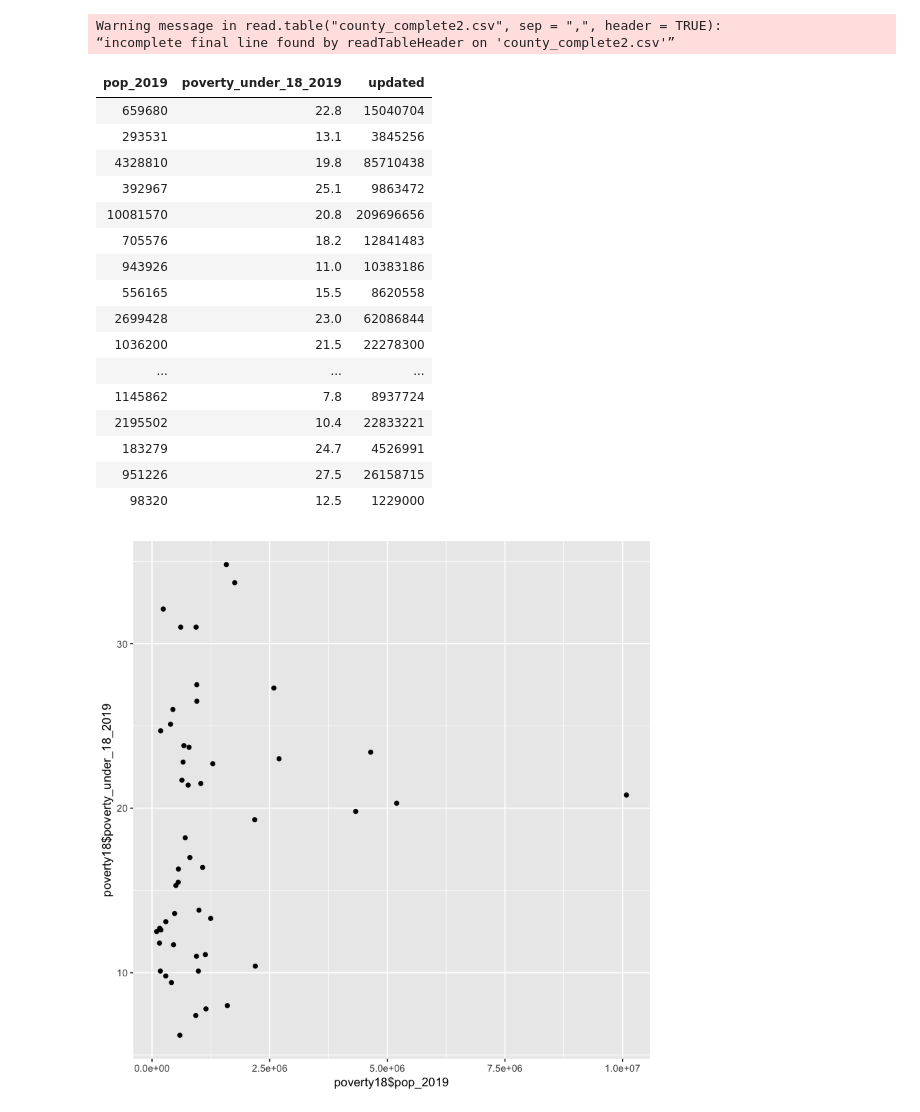
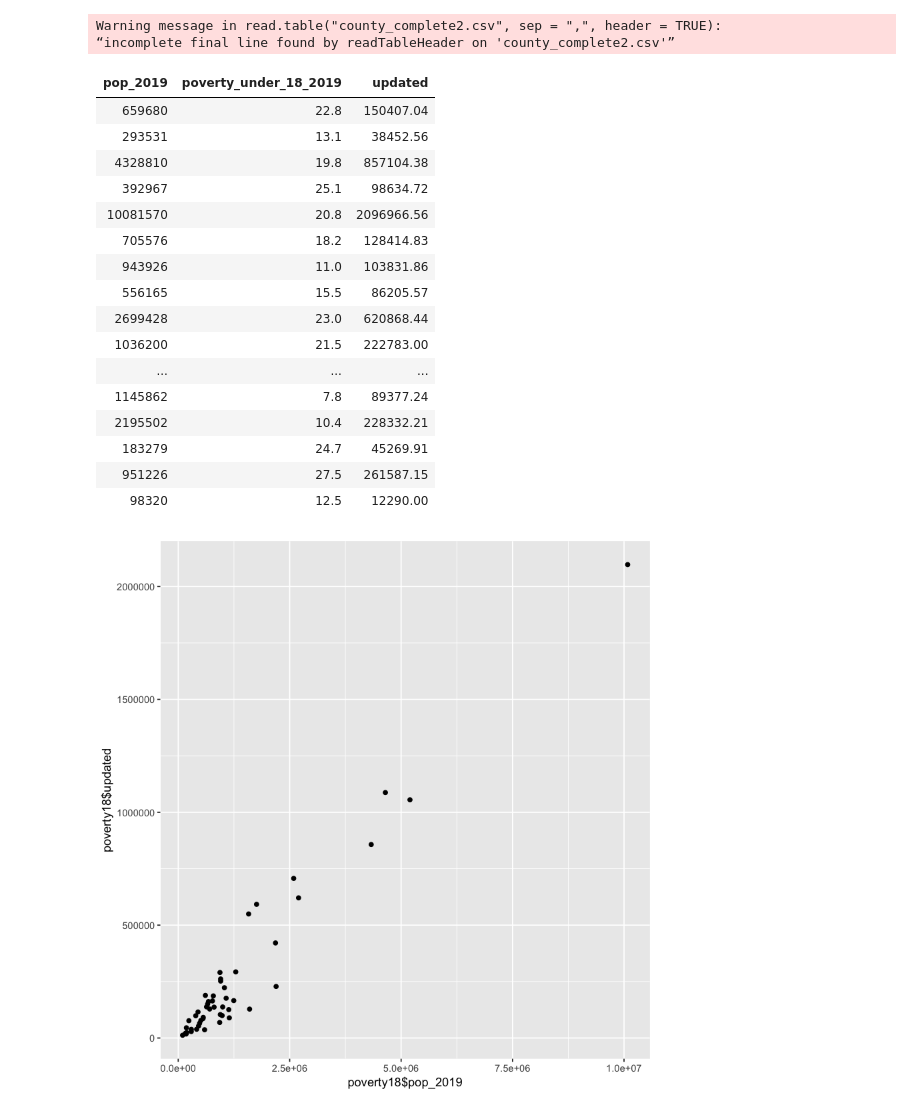
Before and after one commit to bamzie/DataSetPoverty, a Jupyter notebook: ResearchCode.ipynb, the cells around one changed output. Cells and saved outputs as stored; diff of their text form; code cells hidden in the pictures.

```diff
--- a/ResearchCode.ipynb
+++ b/ResearchCode.ipynb
@@ -18,48 +18,48 @@ table = data.frame(read.table("county_complete2.csv", sep = ",", header = TRUE))
 
 for (s in States){
     state = filter(county, state == s)
 
     state2019 = state[!is.na(state$pop_2019), ]
     mX = max(state2019$pop_2019)
     by_county = data.frame(filter(county, pop_2019 == mX))
     pop19 <- rbind(pop19, by_county)
 }
 
 pop19 <- rbind(pop19, table)
 pop19 = arrange(pop19, state)
 # pop19
 
 
 
 
 
 
 
 
 poverty18 = select(pop19, c('pop_2019', 'poverty_under_18_2019'))
 # sel = select(pop19, state, median_household_income_2019, pop_2019)
-poverty18$updated = poverty18$pop_2019 * poverty18$poverty_under_18_2019
+poverty18$updated = (poverty18$pop_2019 * poverty18$poverty_under_18_2019)/100
 poverty18
-ggplot(poverty18, aes(poverty18$pop_2019, poverty18$poverty_under_18_2019)) +
+ggplot(poverty18, aes(poverty18$pop_2019, poverty18$updated)) +
   geom_point()
 # %% [output]
 Warning message in read.table("county_complete2.csv", sep = ",", header = TRUE):
 “incomplete final line found by readTableHeader on 'county_complete2.csv'”
 | pop_2019 | poverty_under_18_2019 | updated |
-| 659680 | 22.8 | 15040704 |
-| 293531 | 13.1 | 3845256 |
-| 4328810 | 19.8 | 85710438 |
-| 392967 | 25.1 | 9863472 |
-| 10081570 | 20.8 | 209696656 |
-| 705576 | 18.2 | 12841483 |
-| 943926 | 11.0 | 10383186 |
-| 556165 | 15.5 | 8620558 |
-| 2699428 | 23.0 | 62086844 |
-| 1036200 | 21.5 | 22278300 |
+| 659680 | 22.8 | 150407.04 |
+| 293531 | 13.1 | 38452.56 |
+| 4328810 | 19.8 | 857104.38 |
+| 392967 | 25.1 | 98634.72 |
+| 10081570 | 20.8 | 2096966.56 |
+| 705576 | 18.2 | 128414.83 |
+| 943926 | 11.0 | 103831.86 |
+| 556165 | 15.5 | 86205.57 |
+| 2699428 | 23.0 | 620868.44 |
+| 1036200 | 21.5 | 222783.00 |
 | ... | ... | ... |
-| 1145862 | 7.8 | 8937724 |
-| 2195502 | 10.4 | 22833221 |
-| 183279 | 24.7 | 4526991 |
-| 951226 | 27.5 | 26158715 |
-| 98320 | 12.5 | 1229000 |
+| 1145862 | 7.8 | 89377.24 |
+| 2195502 | 10.4 | 228332.21 |
+| 183279 | 24.7 | 45269.91 |
+| 951226 | 27.5 | 261587.15 |
+| 98320 | 12.5 | 12290.00 |
-[figure, old version]
+[figure, new version]
```
